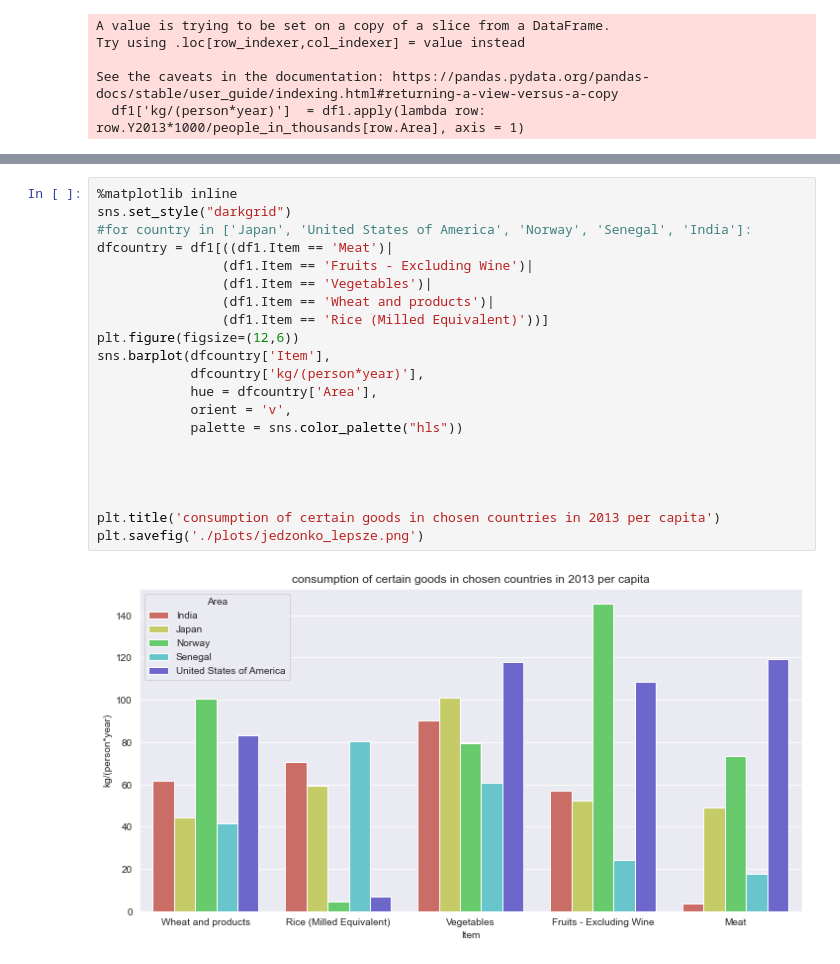
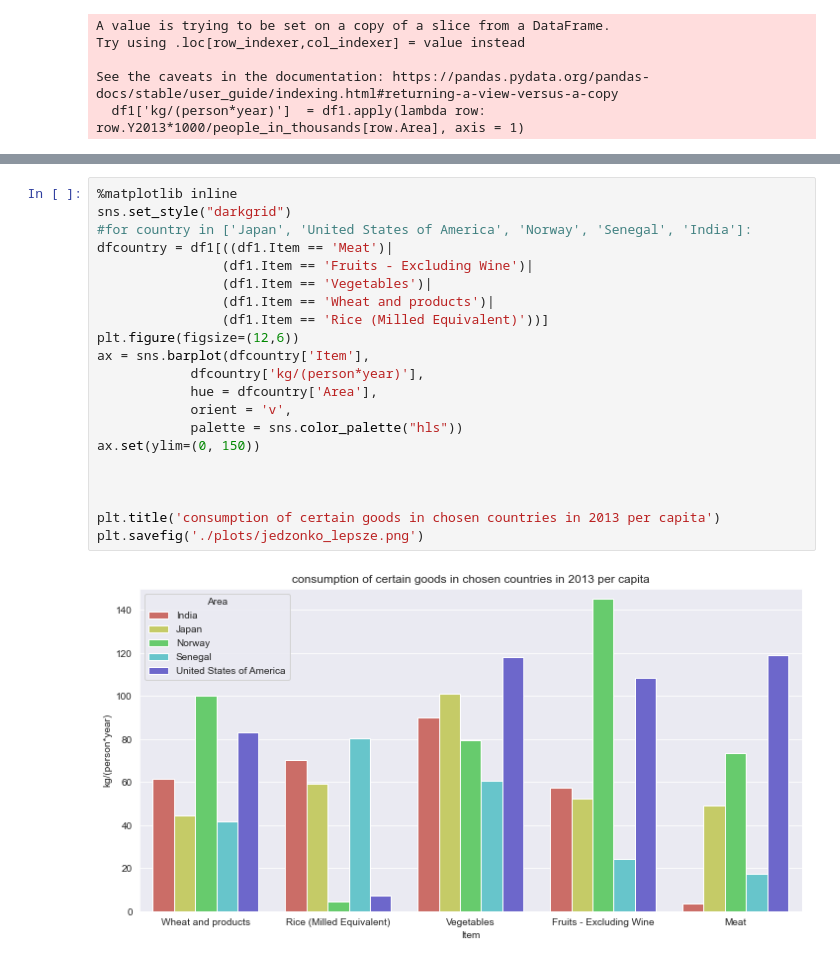
Before and after one commit to azoz01/twd-projekt-1, a Jupyter notebook: plots.ipynb, the cells around one changed output, grey strips where cells are left out. Cells and saved outputs as stored; diff of their text form.

```diff
--- a/plots.ipynb
+++ b/plots.ipynb
@@ -109,26 +108,26 @@ array(['Alcoholic Beverages', 'Animal fats', 'Apples and products',
 # %%
 %matplotlib inline
 sns.set_style("darkgrid")
 #for country in ['Japan', 'United States of America', 'Norway', 'Senegal', 'India']:
 dfcountry = df1[((df1.Item == 'Meat')|
                 (df1.Item == 'Fruits - Excluding Wine')|
                 (df1.Item == 'Vegetables')|
                 (df1.Item == 'Wheat and products')|
                 (df1.Item == 'Rice (Milled Equivalent)'))]
 plt.figure(figsize=(12,6))
-sns.barplot(dfcountry['Item'],
+ax = sns.barplot(dfcountry['Item'],
             dfcountry['kg/(person*year)'],
             hue = dfcountry['Area'],
             orient = 'v',
             palette = sns.color_palette("hls"))
-
+ax.set(ylim=(0, 150))
 
 
 
 plt.title('consumption of certain goods in chosen countries in 2013 per capita')
 plt.savefig('./plots/jedzonko_lepsze.png')
 # %% [output]
-[figure, old version]
+[figure, new version]
 # %%
 sns.set_style("darkgrid")
 #for country in ['Japan', 'United States of America', 'Norway', 'Senegal', 'India']:
```
Also changed, not shown: parts of 2 cells of this notebook, 5 other files.
